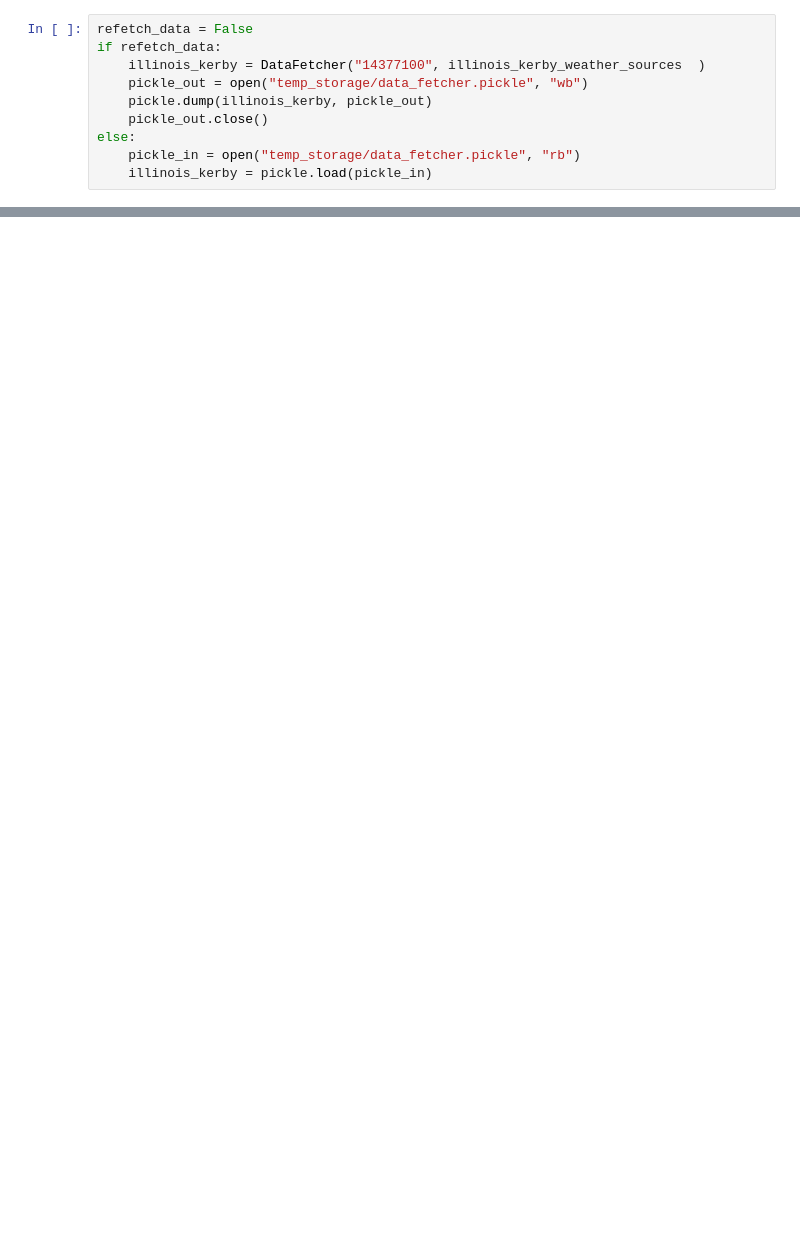
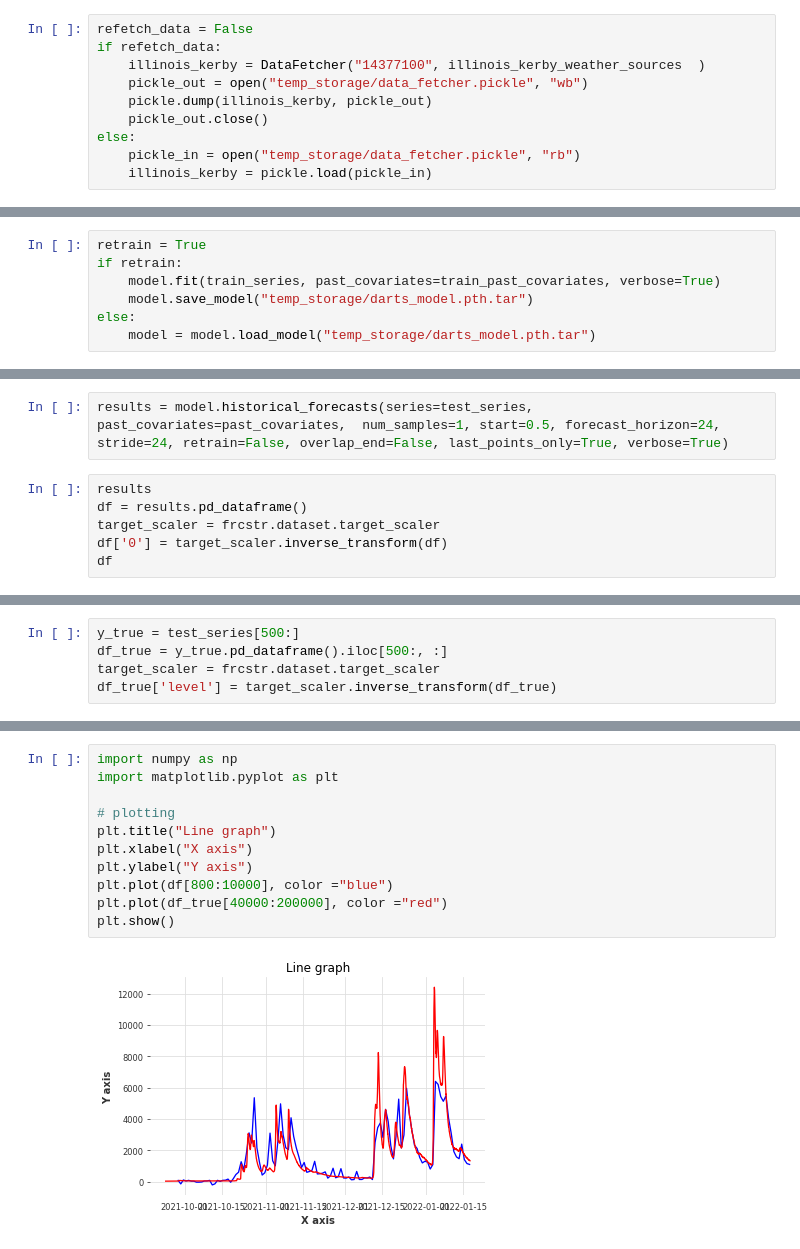
Before and after one commit to orion-junkins/river-level-forecasting, a Jupyter notebook: demo-darts.ipynb, the cells around one changed output, grey strips where cells are left out. Cells and saved outputs as stored; diff of their text form; blank space fills up the shorter version.

```diff
--- a/demo-darts.ipynb
+++ b/demo-darts.ipynb
@@ -67,0 +43,7 @@ SyntaxError: invalid syntax (1662014541.py, line 1)
+# %%
+retrain = True
+if retrain:
+    model.fit(train_series, past_covariates=train_past_covariates, verbose=True)
+    model.save_model("temp_storage/darts_model.pth.tar")
+else:
+    model = model.load_model("temp_storage/darts_model.pth.tar")
@@ -67,0 +66,8 @@ SyntaxError: invalid syntax (1662014541.py, line 1)
+# %%
+results = model.historical_forecasts(series=test_series, past_covariates=past_covariates,  num_samples=1, start=0.5, forecast_horizon=24, stride=24, retrain=False, overlap_end=False, last_points_only=True, verbose=True)
+# %%
+results
+df = results.pd_dataframe()
+target_scaler = frcstr.dataset.target_scaler
+df['0'] = target_scaler.inverse_transform(df)
+df
@@ -67,0 +89,5 @@ SyntaxError: invalid syntax (1662014541.py, line 1)
+# %%
+y_true = test_series[500:]
+df_true = y_true.pd_dataframe().iloc[500:, :]
+target_scaler = frcstr.dataset.target_scaler
+df_true['level'] = target_scaler.inverse_transform(df_true)
@@ -67,0 +111,13 @@ SyntaxError: invalid syntax (1662014541.py, line 1)
+# %%
+import numpy as np
+import matplotlib.pyplot as plt
+
+# plotting
+plt.title("Line graph")
+plt.xlabel("X axis")
+plt.ylabel("Y axis")
+plt.plot(df[800:10000], color ="blue")
+plt.plot(df_true[40000:200000], color ="red")
+plt.show()
+# %% [output]
+[figure, added]
```
Also changed, not shown: parts of 19 cells of this notebook.
